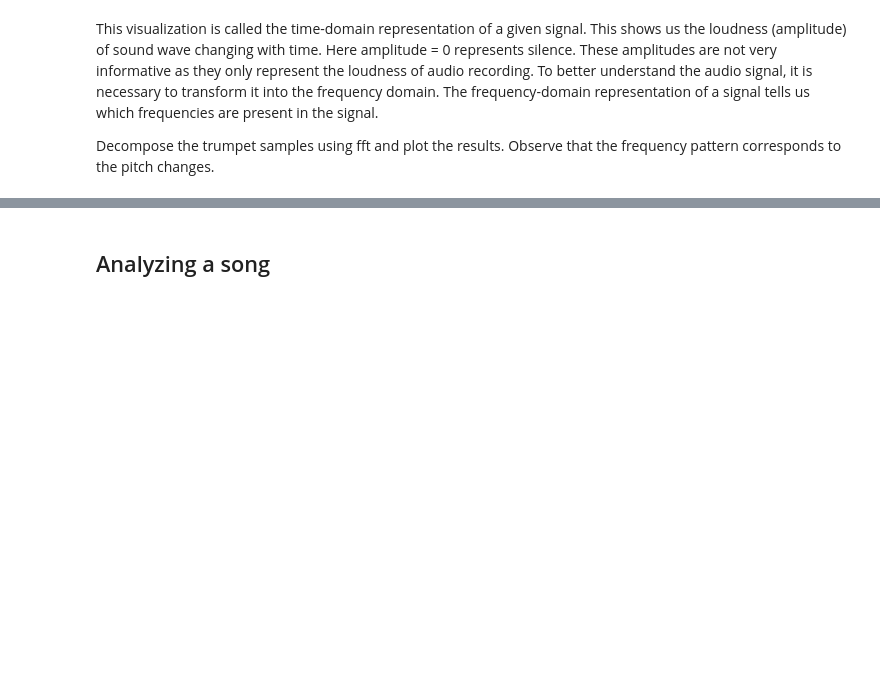
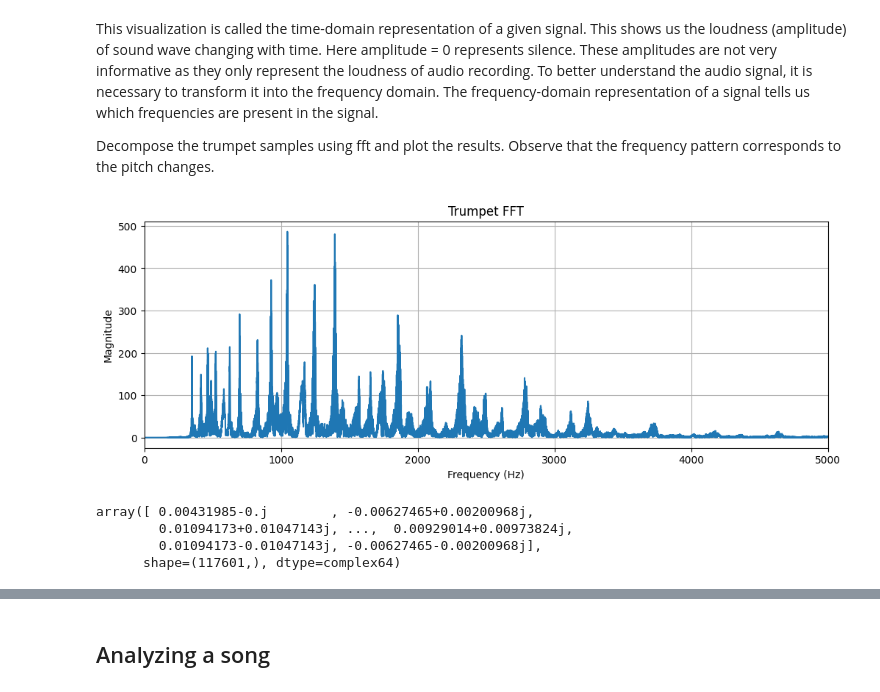
Before and after one commit to ArseniiStratiuk/Linear-Algebra-Fourier-Transform, a Jupyter notebook: LA_Lab_2_Template_2025.ipynb, the cells around one changed output, grey strips where cells are left out. Cells and saved outputs as stored; diff of their text form; code cells hidden in the pictures; blank space fills up the shorter version.

```diff
--- a/LA_Lab_2_Template_2025.ipynb
+++ b/LA_Lab_2_Template_2025.ipynb
@@ -166,0 +171,22 @@ Decompose the trumpet samples using fft and plot the results. Observe that the f
+# %%
+# FFT for trumpet
+yf = fft(trumpet_sample)
+xf = fftfreq(trumpet_sample.shape[0], 1/trumpet_sampling_rate)
+
+mask = xf >= 0
+
+plt.figure(figsize=(12, 4))
+plt.plot(xf[mask], np.abs(yf[mask]))
+plt.xlim(0, 5000)
+plt.xlabel("Frequency (Hz)")
+plt.ylabel("Magnitude")
+plt.title("Trumpet FFT")
+plt.grid(True)
+plt.show()
+yf
+# %% [output]
+[figure, added]
+array([ 0.00431985-0.j        , -0.00627465+0.00200968j,
+        0.01094173+0.01047143j, ...,  0.00929014+0.00973824j,
+        0.01094173-0.01047143j, -0.00627465-0.00200968j],
+      shape=(117601,), dtype=complex64)
```
Also changed, not shown: parts of 9 cells of this notebook.
